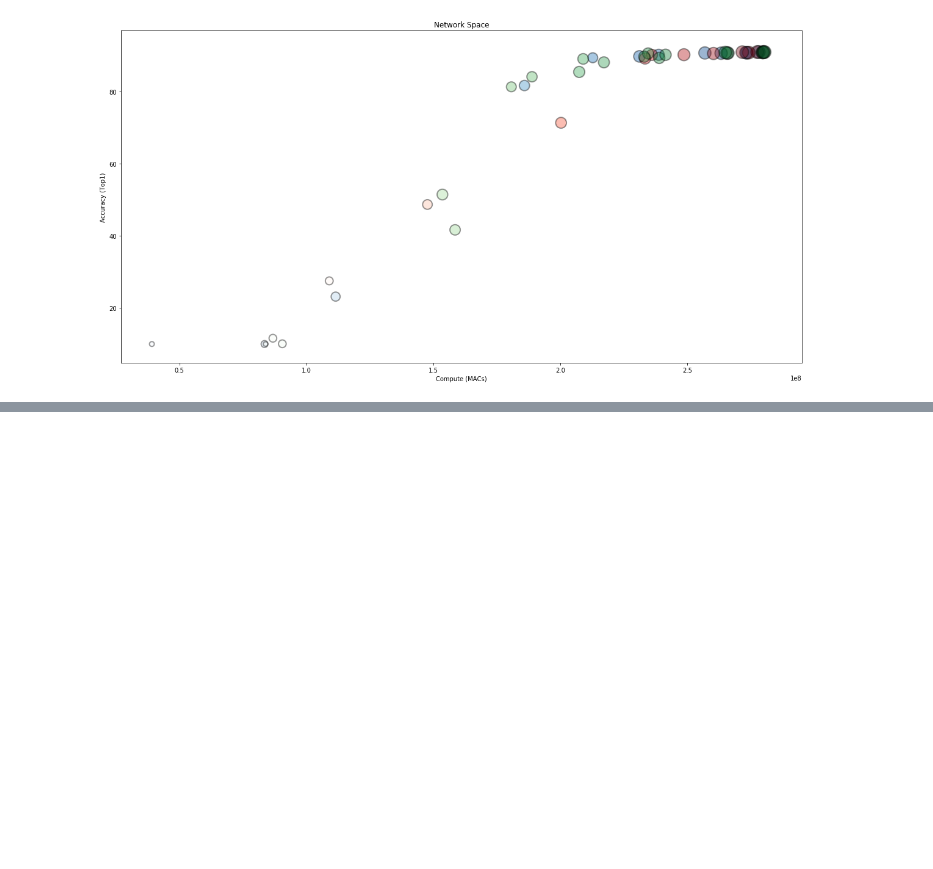
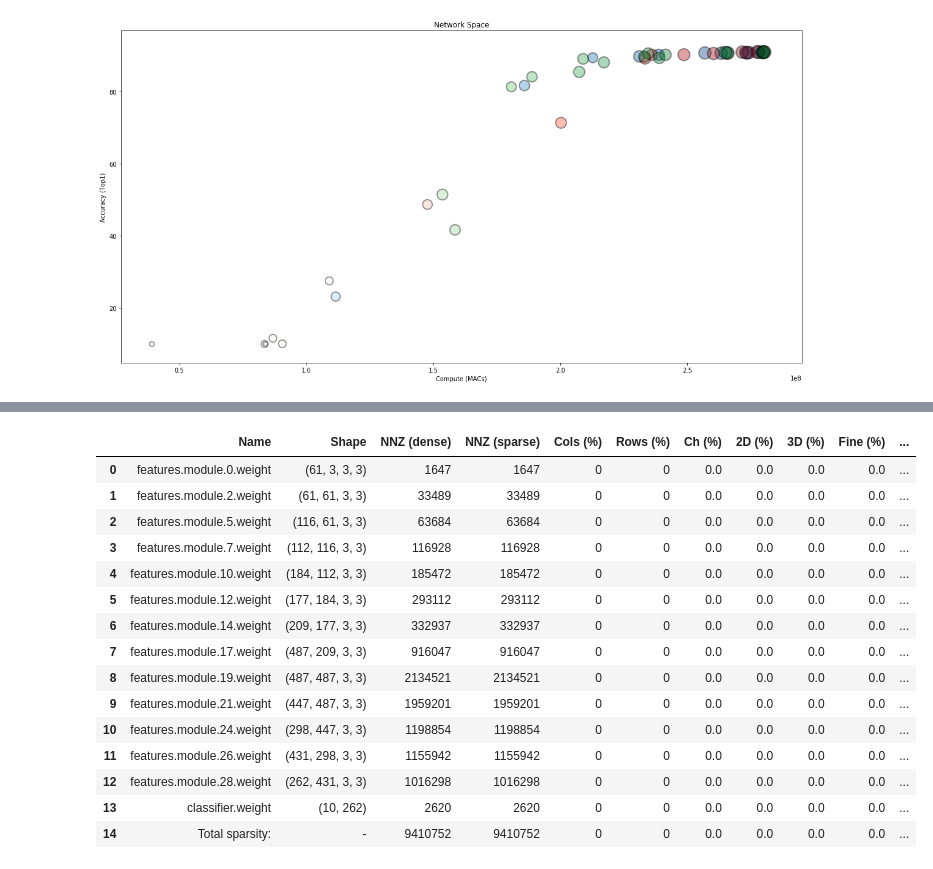
Before and after one commit to IntelLabs/distiller, a Jupyter notebook: examples/automated_deep_compression/comparing_model_spaces.ipynb, the cells around one changed output, grey strips where cells are left out. Drawn from its saved outputs; the diff is of its cells as text; code cells hidden in the pictures; blank space fills up the shorter version.

```diff
--- a/examples/automated_deep_compression/comparing_model_spaces.ipynb
+++ b/examples/automated_deep_compression/comparing_model_spaces.ipynb
@@ -67,0 +97,29 @@ plt.show()
+# %%
+dataset = 'cifar10'
+dummy_input = torch.randn(1, 3, 32, 32)
+arch = 'vgg16_cifar'
+checkpoint_file = "../classifier_compression/logs/master___2018.07.25-205658/BEST_adc_episode_044_checkpoint.pth.tar"
+
+model = models.create_model(pretrained=False, dataset=dataset, arch=arch)
+apputils.load_checkpoint(model, checkpoint_file);
+# %%
+t = distiller.weights_sparsity_summary(model)
+# %%
+t
+# %% [output]
+|  | Name | Shape | NNZ (dense) | NNZ (sparse) | Cols (%) | Rows (%) | Ch (%) | 2D (%) | 3D (%) | Fine (%) | ... |
+| 0 | features.module.0.weight | (61, 3, 3, 3) | 1647 | 1647 | 0 | 0 | 0.0 | 0.0 | 0.0 | 0.0 | ... |
+| 1 | features.module.2.weight | (61, 61, 3, 3) | 33489 | 33489 | 0 | 0 | 0.0 | 0.0 | 0.0 | 0.0 | ... |
+| 2 | features.module.5.weight | (116, 61, 3, 3) | 63684 | 63684 | 0 | 0 | 0.0 | 0.0 | 0.0 | 0.0 | ... |
+| 3 | features.module.7.weight | (112, 116, 3, 3) | 116928 | 116928 | 0 | 0 | 0.0 | 0.0 | 0.0 | 0.0 | ... |
+| 4 | features.module.10.weight | (184, 112, 3, 3) | 185472 | 185472 | 0 | 0 | 0.0 | 0.0 | 0.0 | 0.0 | ... |
+| 5 | features.module.12.weight | (177, 184, 3, 3) | 293112 | 293112 | 0 | 0 | 0.0 | 0.0 | 0.0 | 0.0 | ... |
+| 6 | features.module.14.weight | (209, 177, 3, 3) | 332937 | 332937 | 0 | 0 | 0.0 | 0.0 | 0.0 | 0.0 | ... |
+| 7 | features.module.17.weight | (487, 209, 3, 3) | 916047 | 916047 | 0 | 0 | 0.0 | 0.0 | 0.0 | 0.0 | ... |
+| 8 | features.module.19.weight | (487, 487, 3, 3) | 2134521 | 2134521 | 0 | 0 | 0.0 | 0.0 | 0.0 | 0.0 | ... |
+| 9 | features.module.21.weight | (447, 487, 3, 3) | 1959201 | 1959201 | 0 | 0 | 0.0 | 0.0 | 0.0 | 0.0 | ... |
+| 10 | features.module.24.weight | (298, 447, 3, 3) | 1198854 | 1198854 | 0 | 0 | 0.0 | 0.0 | 0.0 | 0.0 | ... |
+| 11 | features.module.26.weight | (431, 298, 3, 3) | 1155942 | 1155942 | 0 | 0 | 0.0 | 0.0 | 0.0 | 0.0 | ... |
+| 12 | features.module.28.weight | (262, 431, 3, 3) | 1016298 | 1016298 | 0 | 0 | 0.0 | 0.0 | 0.0 | 0.0 | ... |
+| 13 | classifier.weight | (10, 262) | 2620 | 2620 | 0 | 0 | 0.0 | 0.0 | 0.0 | 0.0 | ... |
+| 14 | Total sparsity: | - | 9410752 | 9410752 | 0 | 0 | 0.0 | 0.0 | 0.0 | 0.0 | ... |
```
Also changed, not shown: parts of 7 cells of this notebook, 3 other files.
